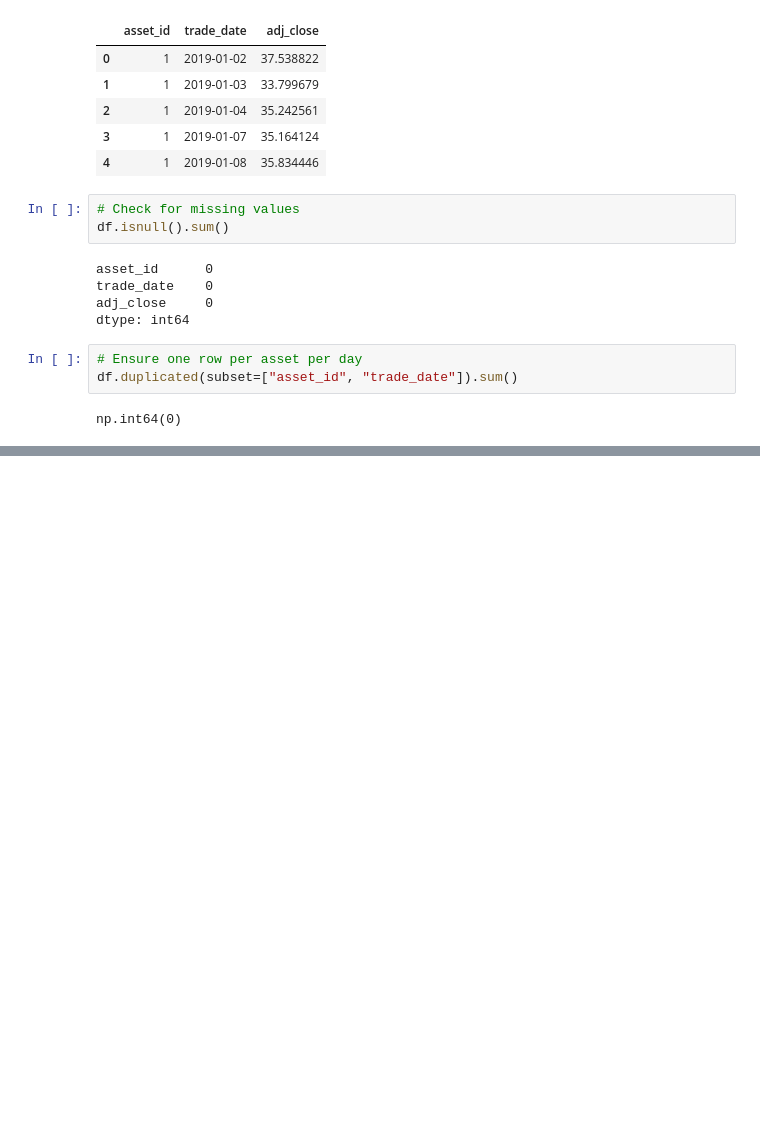
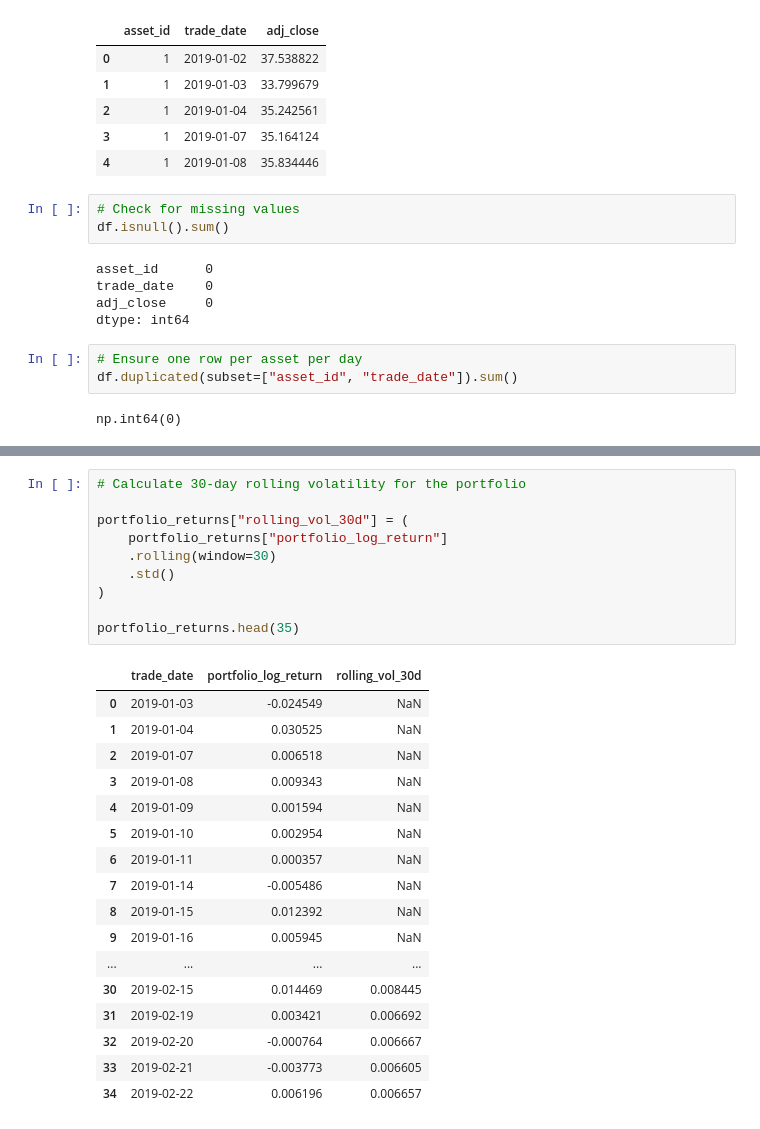
Before and after one commit to tsai143/financial-risk-analytics, a Jupyter notebook: notebooks/week2_returns_volatility.ipynb, the cells around one changed output, grey strips where cells are left out. Drawn from its saved outputs; the diff is of its cells as text; blank space fills up the shorter version.

```diff
--- a/notebooks/week2_returns_volatility.ipynb
+++ b/notebooks/week2_returns_volatility.ipynb
@@ -53,0 +202,28 @@ np.int64(0)
+# %%
+# Calculate 30-day rolling volatility for the portfolio
+
+portfolio_returns["rolling_vol_30d"] = (
+    portfolio_returns["portfolio_log_return"]
+    .rolling(window=30)
+    .std()
+)
+
+portfolio_returns.head(35)
+# %% [output]
+|  | trade_date | portfolio_log_return | rolling_vol_30d |
+| 0 | 2019-01-03 | -0.024549 | NaN |
+| 1 | 2019-01-04 | 0.030525 | NaN |
+| 2 | 2019-01-07 | 0.006518 | NaN |
+| 3 | 2019-01-08 | 0.009343 | NaN |
+| 4 | 2019-01-09 | 0.001594 | NaN |
+| 5 | 2019-01-10 | 0.002954 | NaN |
+| 6 | 2019-01-11 | 0.000357 | NaN |
+| 7 | 2019-01-14 | -0.005486 | NaN |
+| 8 | 2019-01-15 | 0.012392 | NaN |
+| 9 | 2019-01-16 | 0.005945 | NaN |
+| ... | ... | ... | ... |
+| 30 | 2019-02-15 | 0.014469 | 0.008445 |
+| 31 | 2019-02-19 | 0.003421 | 0.006692 |
+| 32 | 2019-02-20 | -0.000764 | 0.006667 |
+| 33 | 2019-02-21 | -0.003773 | 0.006605 |
+| 34 | 2019-02-22 | 0.006196 | 0.006657 |
```
Also changed, not shown: parts of 14 cells of this notebook.
